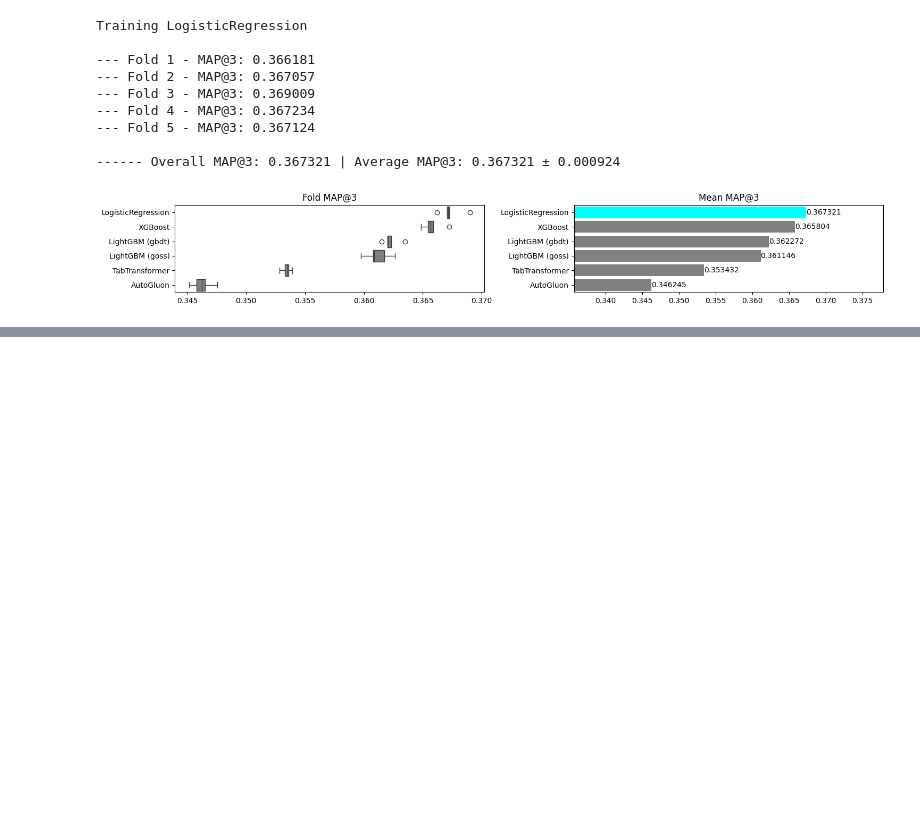
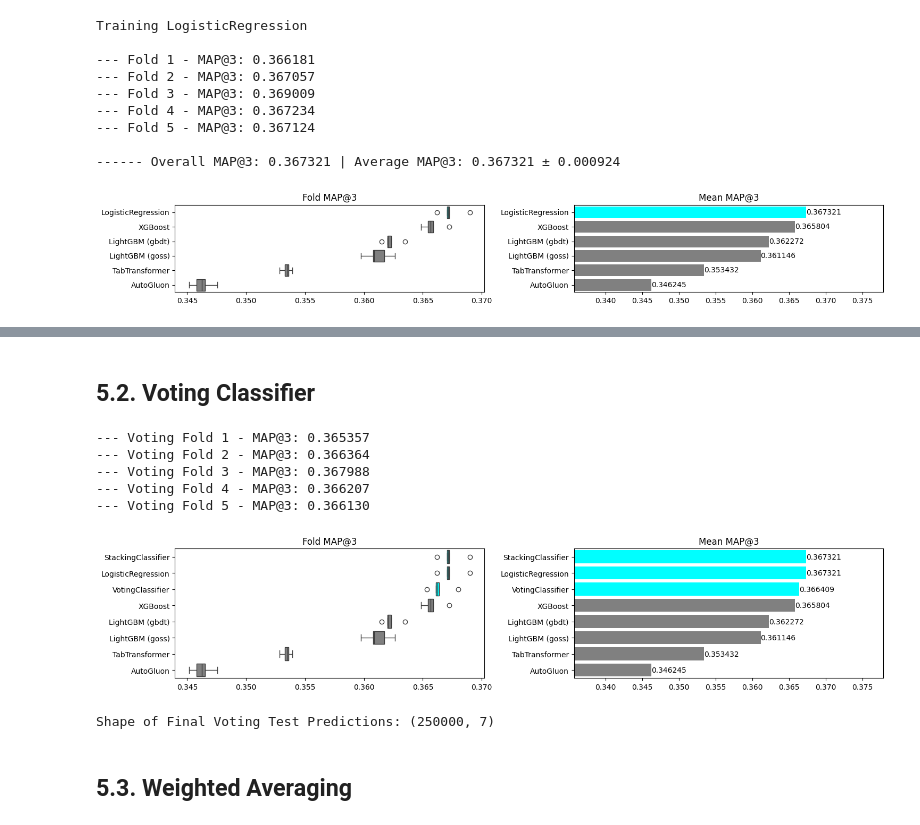
Before and after one commit to 0xBPNast/Portfolio, a Jupyter notebook: Kaggle/PredictingOptimalFertilizers_s5e6/Ensemble_v2.ipynb, the cells around one changed output, grey strips where cells are left out. Saved outputs shown, nothing was run; the diff lists cells and outputs as text; code cells hidden in the pictures; blank space fills up the shorter version.

```diff
--- a/Kaggle/PredictingOptimalFertilizers_s5e6/Ensemble_v2.ipynb
+++ b/Kaggle/PredictingOptimalFertilizers_s5e6/Ensemble_v2.ipynb
@@ -289,0 +329,74 @@ plt.show()
+# %% [markdown]
+## 5.2. Voting Classifier
+# %%
+voting_fold_scores = []
+skf_voting = StratifiedKFold(n_splits=configs.n_folds, random_state=configs.seed, shuffle=True)
+
+# Iterate through folds for voting, just like other models
+for fold_idx, (train_idx, val_idx) in enumerate(skf_voting.split(X, y)): # Use X, y for indexing
+    # Get OOF predictions for the current validation fold from each base model
+    fold_oof_preds = []
+    for model_name in models:
+        fold_oof_preds.append(oof_pred_probs[model_name][val_idx])
+
+    # Average the predictions for this fold
+    avg_fold_preds = np.mean(fold_oof_preds, axis=0)
+
+    # Calculate MAP@3 for this fold's voting ensemble
+    fold_score = map3(y[val_idx], avg_fold_preds)
+    voting_fold_scores.append(fold_score)
+    print(f"--- Voting Fold {fold_idx + 1} - MAP@3: {fold_score:.6f}")
+
+scores["VotingClassifier"] = voting_fold_scores
+# %% [output]
+--- Voting Fold 1 - MAP@3: 0.365357
+--- Voting Fold 2 - MAP@3: 0.366364
+--- Voting Fold 3 - MAP@3: 0.367988
+--- Voting Fold 4 - MAP@3: 0.366207
+--- Voting Fold 5 - MAP@3: 0.366130
+# %%
+# Re-evaluate and plot all scores, including the voting ensemble
+scores_df_final = pd.DataFrame(scores)
+mean_scores_final = scores_df_final.mean().sort_values(ascending=False)
+order_final = scores_df_final.mean().sort_values(ascending=False).index.tolist()
+
+min_score_final = mean_scores_final.min()
+max_score_final = mean_scores_final.max()
+padding_final = (max_score_final - min_score_final) * 0.5
+lower_limit_final = min_score_final - padding_final
+upper_limit_final = max_score_final + padding_final
+
+fig, axs = plt.subplots(1, 2, figsize=(15, scores_df_final.shape[1] * 0.4))
+
+boxplot = sns.boxplot(data=scores_df_final, order=order_final, ax=axs[0], orient="h", color="grey")
+axs[0].set_title(f"Fold MAP@3")
+axs[0].set_xlabel("")
+axs[0].set_ylabel("")
+
+barplot = sns.barplot(x=mean_scores_final.values, y=mean_scores_final.index, ax=axs[1], color="grey")
+axs[1].set_title(f"Mean MAP@3")
+axs[1].set_xlabel("")
+axs[1].set_xlim(left=lower_limit_final, right=upper_limit_final)
+axs[1].set_ylabel("")
+
+for i, (score, model) in enumerate(zip(mean_scores_final.values, mean_scores_final.index)):
+    color = "cyan" if "logistic" in model.lower() or "stacking" in model.lower() or "voting" in model.lower() else "grey"
+    barplot.patches[i].set_facecolor(color)
+    boxplot.patches[i].set_facecolor(color)
+    barplot.text(score, i, round(score, 6), va="center")
+
+plt.tight_layout()
+plt.show()
+
+# You can also compute the final test predictions for the voting ensemble:
+final_voting_test_pred_probs = np.zeros_like(test_pred_probs[models[0]])
+for model_name in models:
+    final_voting_test_pred_probs += test_pred_probs[model_name]
+
+final_voting_test_pred_probs /= len(models)
+print("\nShape of Final Voting Test Predictions:", final_voting_test_pred_probs.shape)
+# %% [output]
+[figure, added]
+Shape of Final Voting Test Predictions: (250000, 7)
+# %% [markdown]
+## 5.3. Weighted Averaging
```
Also changed, not shown: parts of 12 cells of this notebook.
